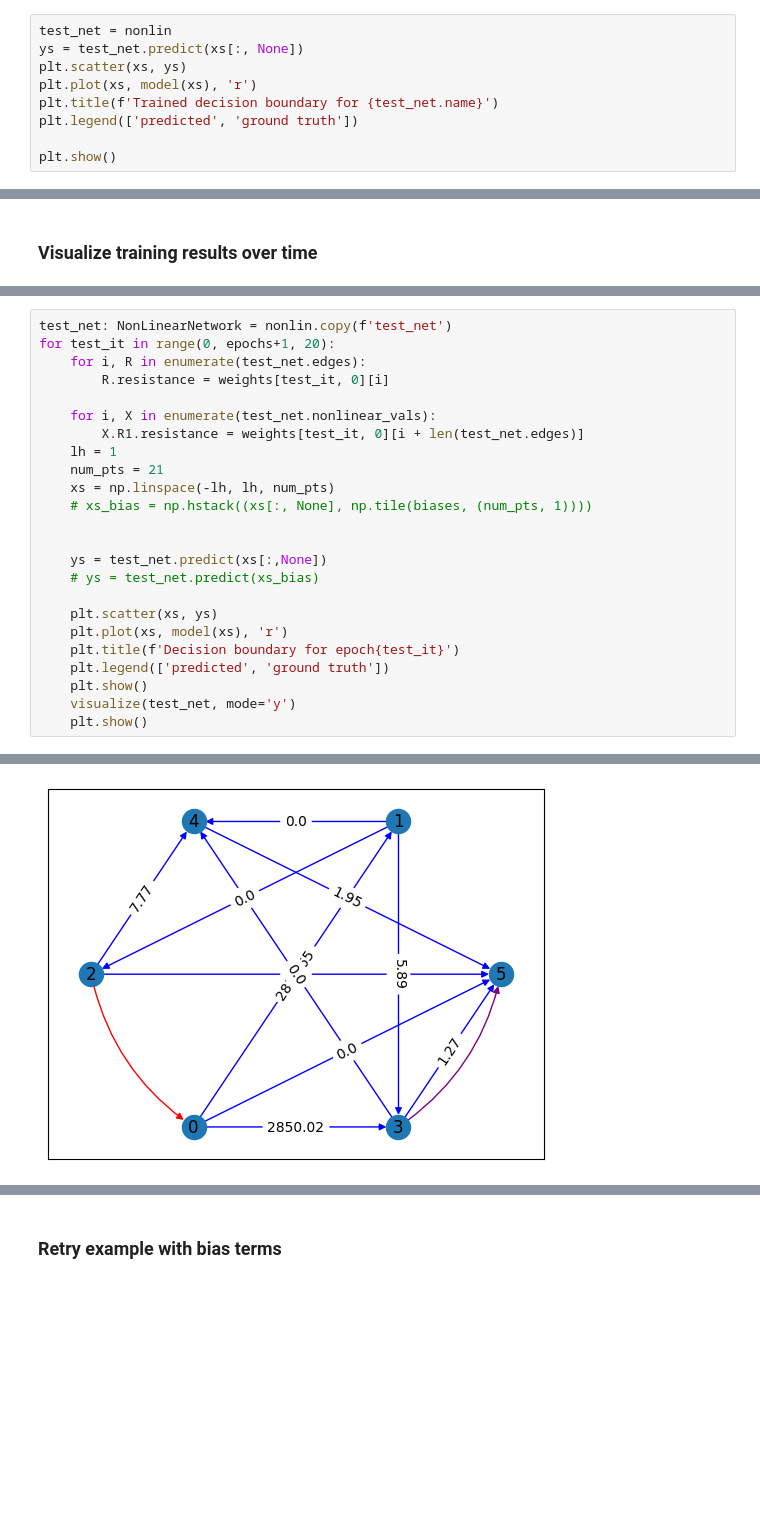
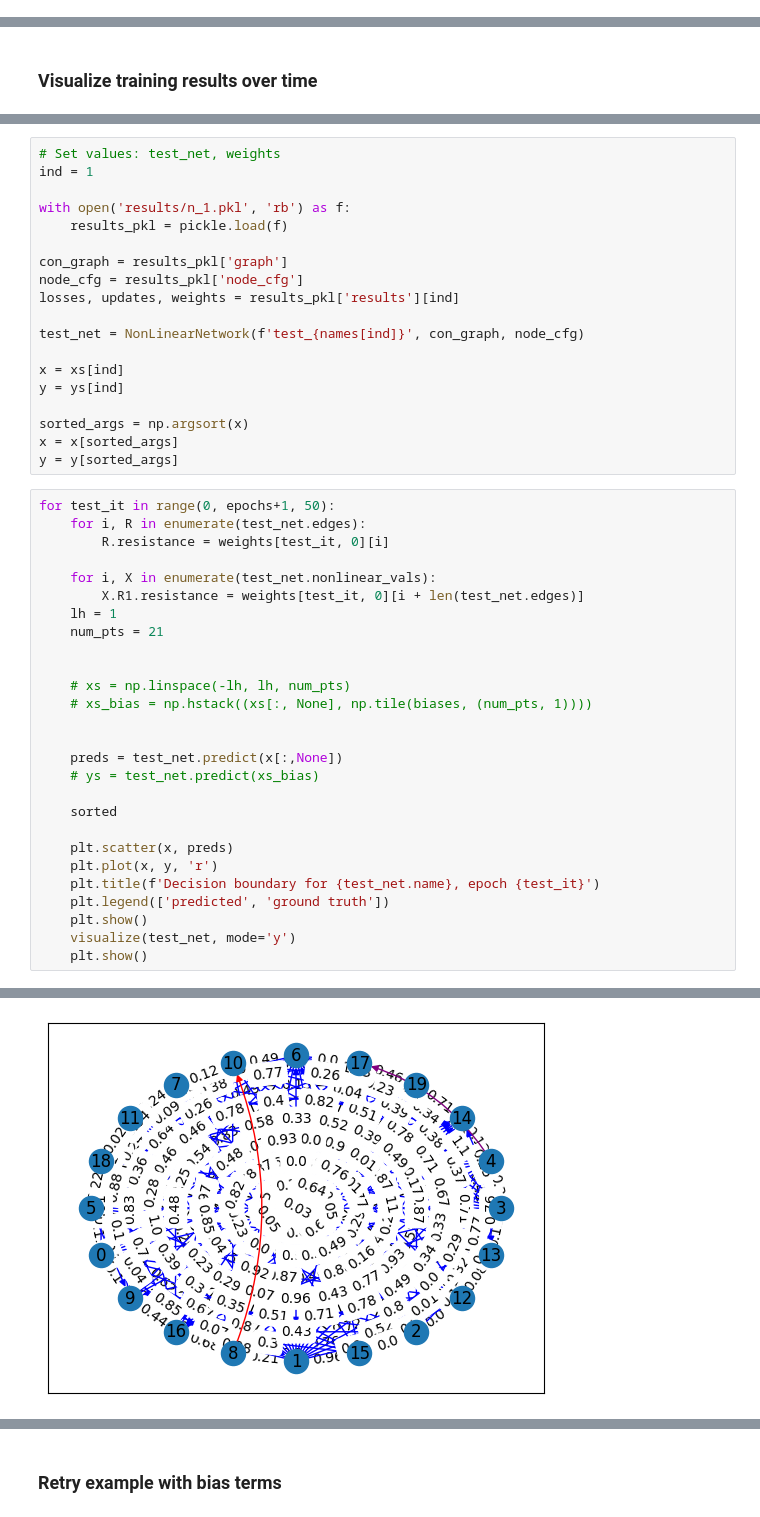
Before and after one commit to Ma-Lab-Cal/self-learning-machines, a Jupyter notebook: nonlinear_regression.ipynb, the cells around one changed output, grey strips where cells are left out. Cells and saved outputs as stored; diff of their text form; blank space fills up the shorter version.

```diff
--- a/nonlinear_regression.ipynb
+++ b/nonlinear_regression.ipynb
@@ -357,9 +342,0 @@ X16 18 9 e16
-# %%
-test_net = nonlin
-ys = test_net.predict(xs[:, None])
-plt.scatter(xs, ys)
-plt.plot(xs, model(xs), 'r')
-plt.title(f'Trained decision boundary for {test_net.name}')
-plt.legend(['predicted', 'ground truth'])
-
-plt.show()
@@ -370,6 +378,24 @@ plt.show()
+# %%
+# Set values: test_net, weights
+ind = 1
+
+with open('results/n_1.pkl', 'rb') as f:
+    results_pkl = pickle.load(f)
+
+con_graph = results_pkl['graph']
+node_cfg = results_pkl['node_cfg']
+losses, updates, weights = results_pkl['results'][ind]
+
+test_net = NonLinearNetwork(f'test_{names[ind]}', con_graph, node_cfg)
+
+x = xs[ind]
+y = ys[ind]
+
+sorted_args = np.argsort(x)
+x = x[sorted_args]
+y = y[sorted_args]
 # %%
-test_net: NonLinearNetwork = nonlin.copy(f'test_net')
-for test_it in range(0, epochs+1, 20):
+for test_it in range(0, epochs+1, 50):
     for i, R in enumerate(test_net.edges):
         R.resistance = weights[test_it, 0][i]
 
@@ -377,16 +403,20 @@ for test_it in range(0, epochs+1, 20):
         X.R1.resistance = weights[test_it, 0][i + len(test_net.edges)]
     lh = 1
     num_pts = 21
-    xs = np.linspace(-lh, lh, num_pts)
+
+
+    # xs = np.linspace(-lh, lh, num_pts)
     # xs_bias = np.hstack((xs[:, None], np.tile(biases, (num_pts, 1))))
 
 
-    ys = test_net.predict(xs[:,None])
+    preds = test_net.predict(x[:,None])
     # ys = test_net.predict(xs_bias)
 
-    plt.scatter(xs, ys)
-    plt.plot(xs, model(xs), 'r')
-    plt.title(f'Decision boundary for epoch{test_it}')
+    sorted
+
+    plt.scatter(x, preds)
+    plt.plot(x, y, 'r')
+    plt.title(f'Decision boundary for {test_net.name}, epoch {test_it}')
     plt.legend(['predicted', 'ground truth'])
     plt.show()
     visualize(test_net, mode='y')
@@ -406 +436 @@ for test_it in range(0, epochs+1, 20):
-[figure, old version]
+[figure, new version]
```
Also changed, not shown: parts of 46 cells of this notebook, 9 other files.
